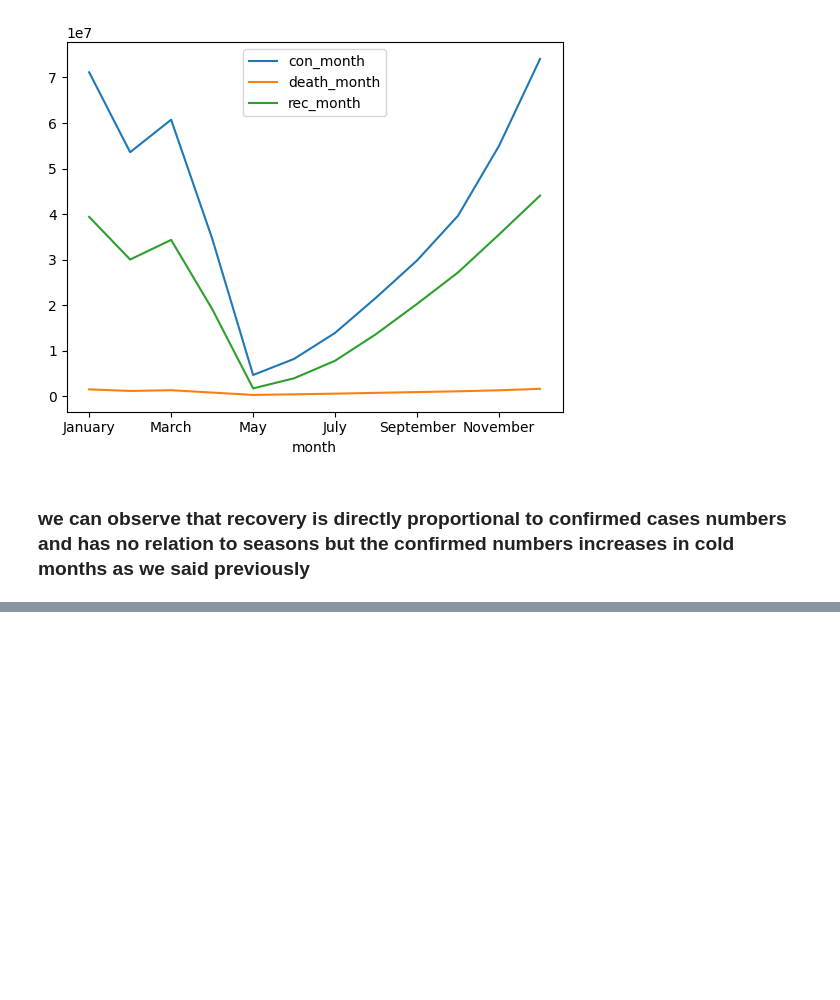
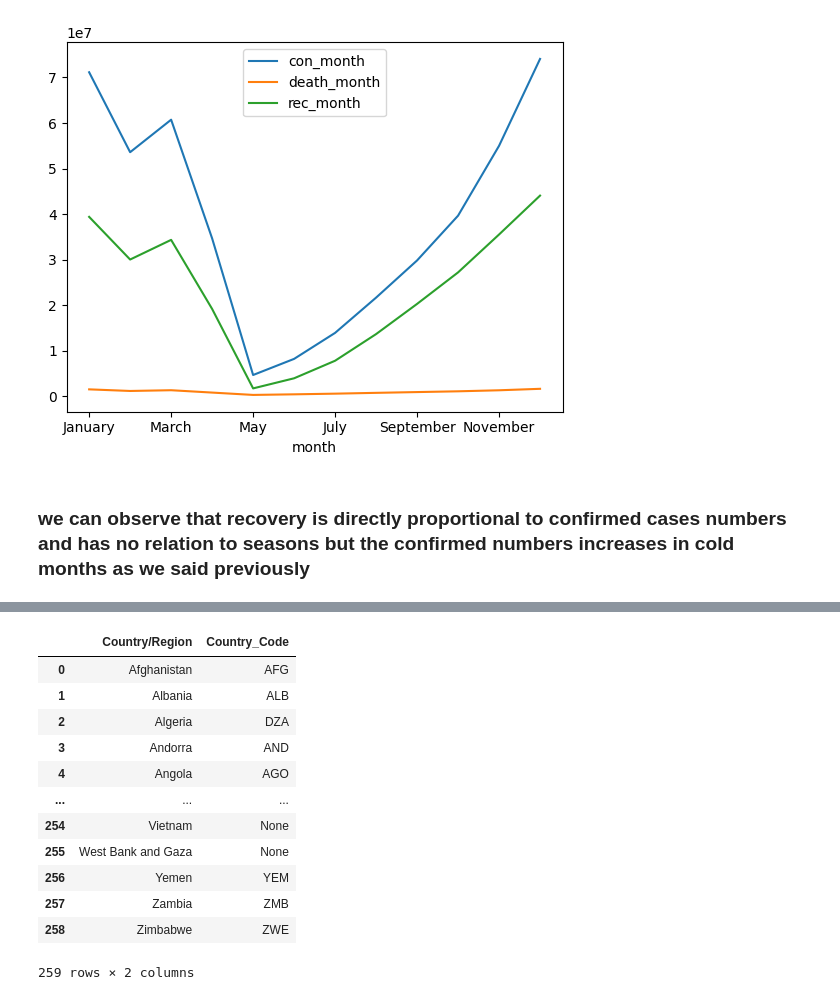
Before and after one commit to Ibrahim-Hossam/AI-502, a Jupyter notebook: covid-time-series-eda.ipynb, the cells around one changed output, grey strips where cells are left out. Cells and saved outputs as stored; diff of their text form; code cells hidden in the pictures; blank space fills up the shorter version.

```diff
--- a/covid-time-series-eda.ipynb
+++ b/covid-time-series-eda.ipynb
@@ -601,0 +634,17 @@ collected_month.plot()
+# %%
+df['Country_Code'] = df['Country/Region'].apply(country_to_alpha3)
+df[['Country/Region','Country_Code']]
+# %% [output]
+|  | Country/Region | Country_Code |
+| 0 | Afghanistan | AFG |
+| 1 | Albania | ALB |
+| 2 | Algeria | DZA |
+| 3 | Andorra | AND |
+| 4 | Angola | AGO |
+| ... | ... | ... |
+| 254 | Vietnam | None |
+| 255 | West Bank and Gaza | None |
+| 256 | Yemen | YEM |
+| 257 | Zambia | ZMB |
+| 258 | Zimbabwe | ZWE |
+259 rows × 2 columns
```
Also changed, not shown: parts of 21 cells of this notebook.
